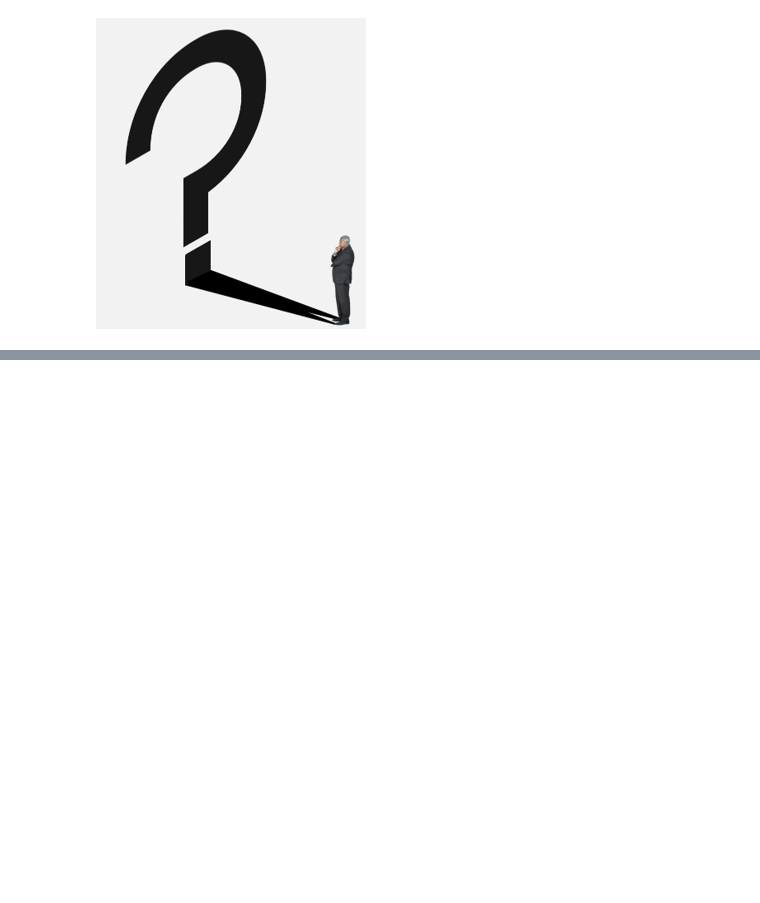
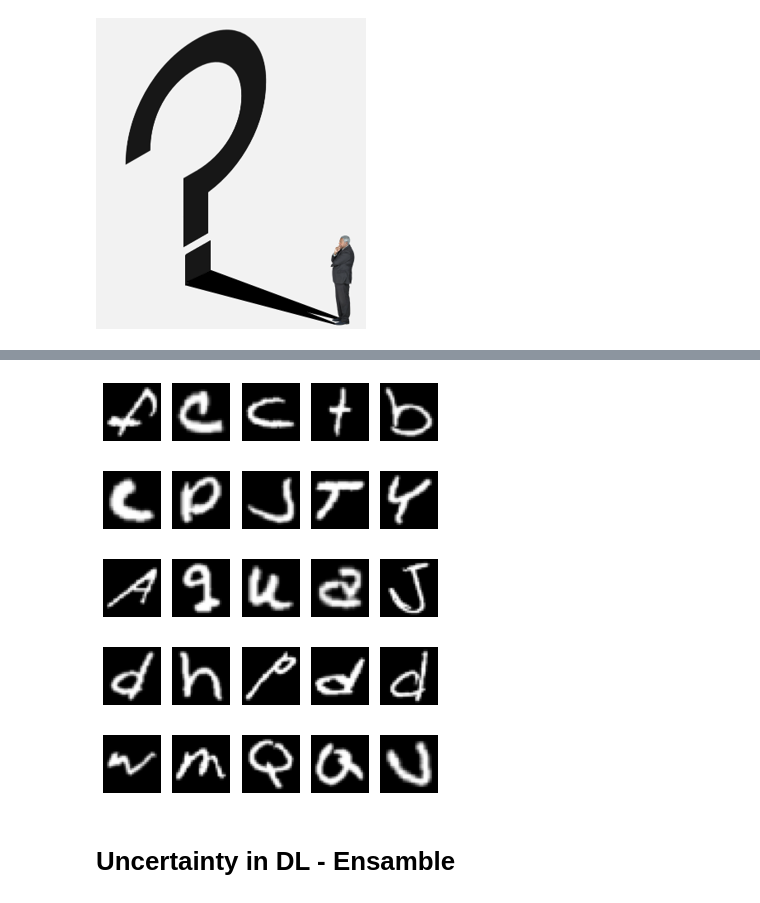
Before and after one commit to richter43/MLAUtils, a Jupyter notebook: DL_confidence.ipynb, the cells around one changed output, grey strips where cells are left out. Cells and saved outputs as stored; diff of their text form; code cells hidden in the pictures; blank space fills up the shorter version.

```diff
--- a/DL_confidence.ipynb
+++ b/DL_confidence.ipynb
@@ -329,0 +420,11 @@ The subfield dealing with such abilities in machine learning goes under the name
+# %%
+for _ in range(n_examples):
+    show_images_from_npy(emnist_not_confident, cmap="gray")
+# %% [output]
+[figure, added]
+[figure, added]
+[figure, added]
+[figure, added]
+[figure, added]
+# %% [markdown]
+# Uncertainty in DL - Ensamble
```
Also changed, not shown: parts of 63 cells of this notebook, 1 other file.
